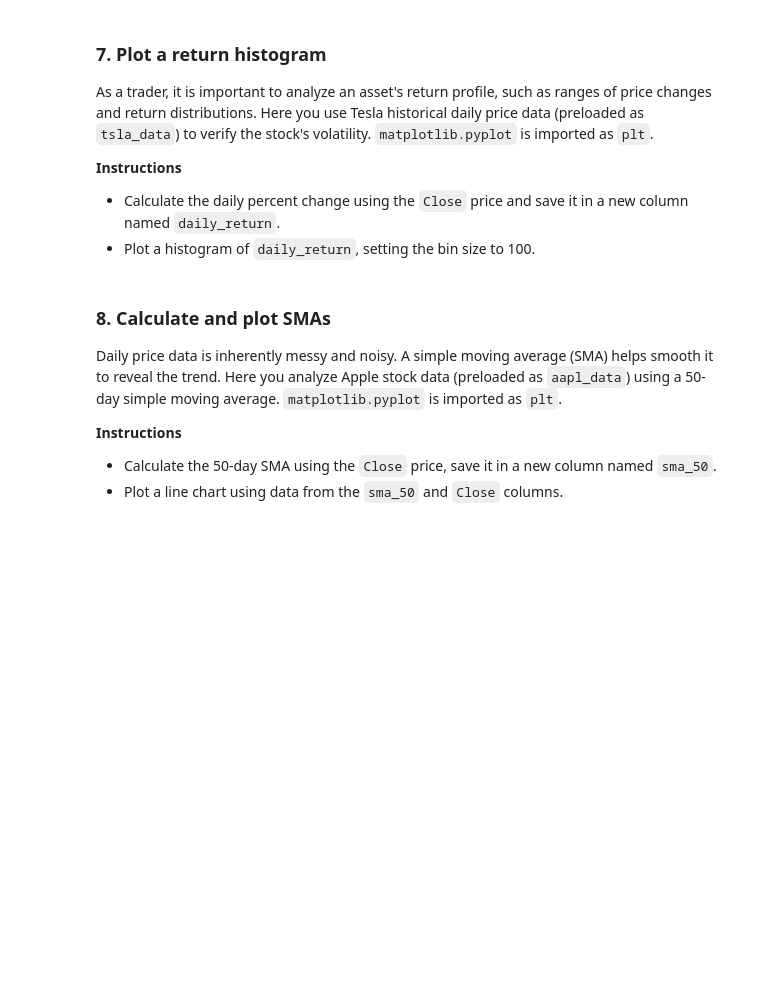
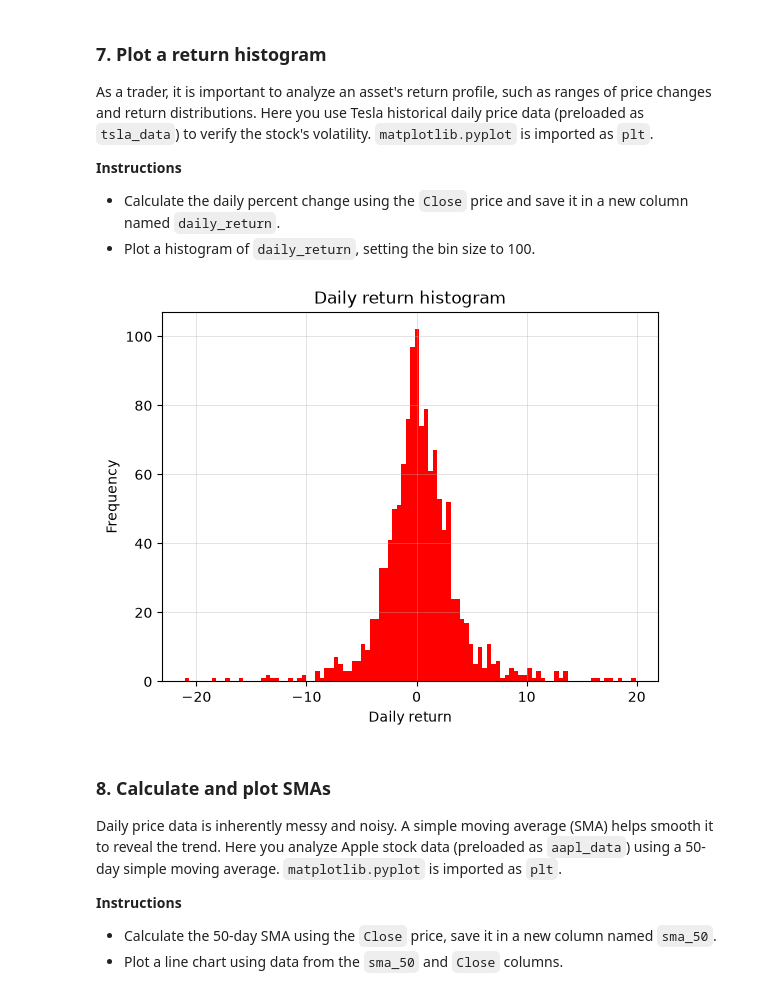
Before and after one commit to jtuchinsky/FinancialTradingWithPython, a Jupyter notebook: lessons/Chapter1 - Trading Basics/Topic 2 - Getting familiar with your trading data/Exercises.ipynb, the cells around one changed output. Cells and saved outputs as stored; diff of their text form; code cells hidden in the pictures; blank space fills up the shorter version.

```diff
--- a/lessons/Chapter1 - Trading Basics/Topic 2 - Getting familiar with your trading data/Exercises.ipynb
+++ b/lessons/Chapter1 - Trading Basics/Topic 2 - Getting familiar with your trading data/Exercises.ipynb
@@ -66,14 +121,16 @@ As a trader, it is important to analyze an asset's return profile, such as range
 - Plot a histogram of `daily_return`, setting the bin size to 100.
 # %%
 # Calculate daily returns
-tsla_data['daily_return'] = tsla_data['____'].____() * 100
+tsla_data['Close'] = tsla_data['Close'].pct_change() * 100
 
 # Plot the histogram
-tsla_data['____'].____(____, color='red')
+tsla_data['daily_return'].hist(bins=100, color='red')
 plt.ylabel('Frequency')
 plt.xlabel('Daily return')
 plt.title('Daily return histogram')
 plt.show()
+# %% [output]
+[figure, added]
 # %% [markdown]
 ### 8. Calculate and plot SMAs
 
```
Also changed, not shown: parts of 5 cells of this notebook.
